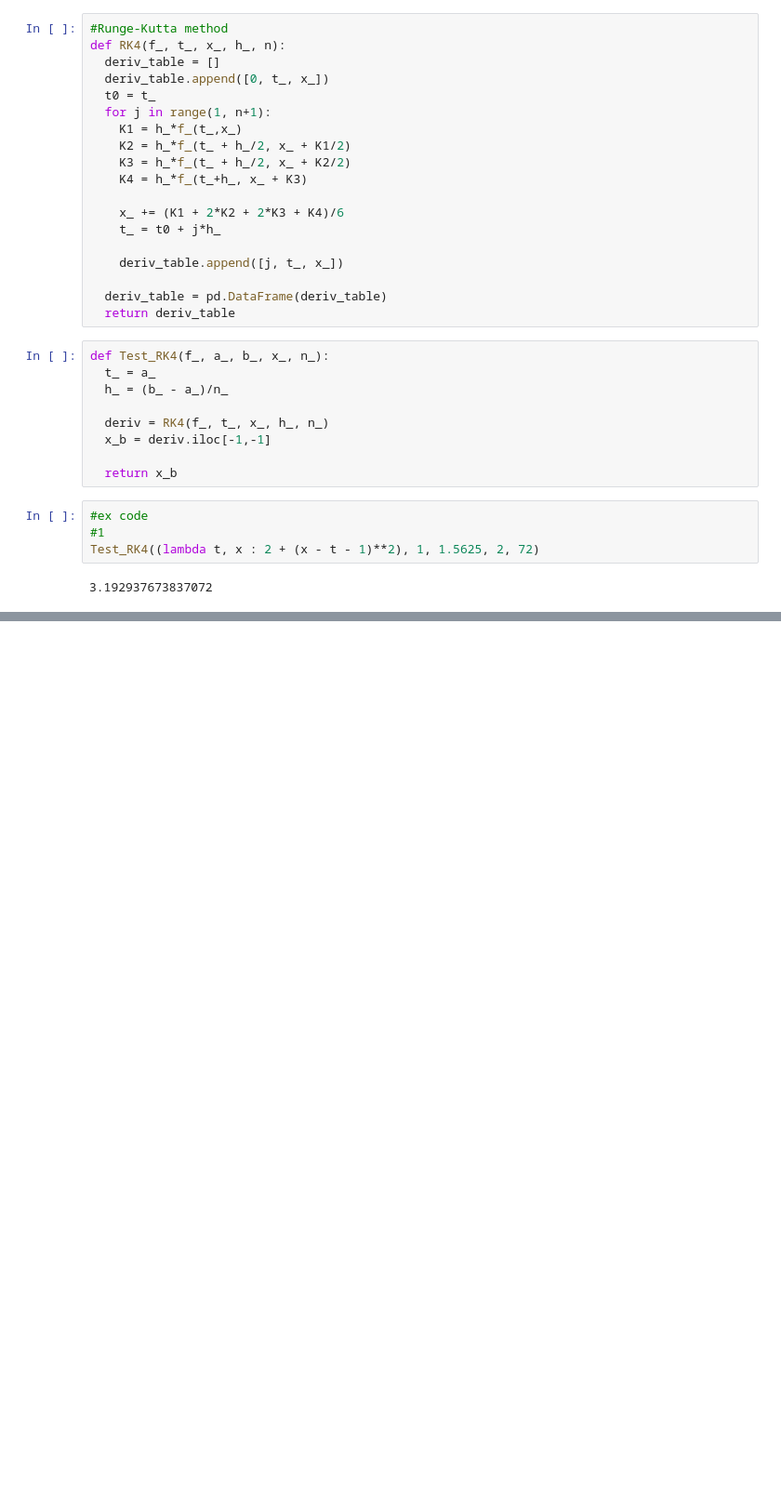
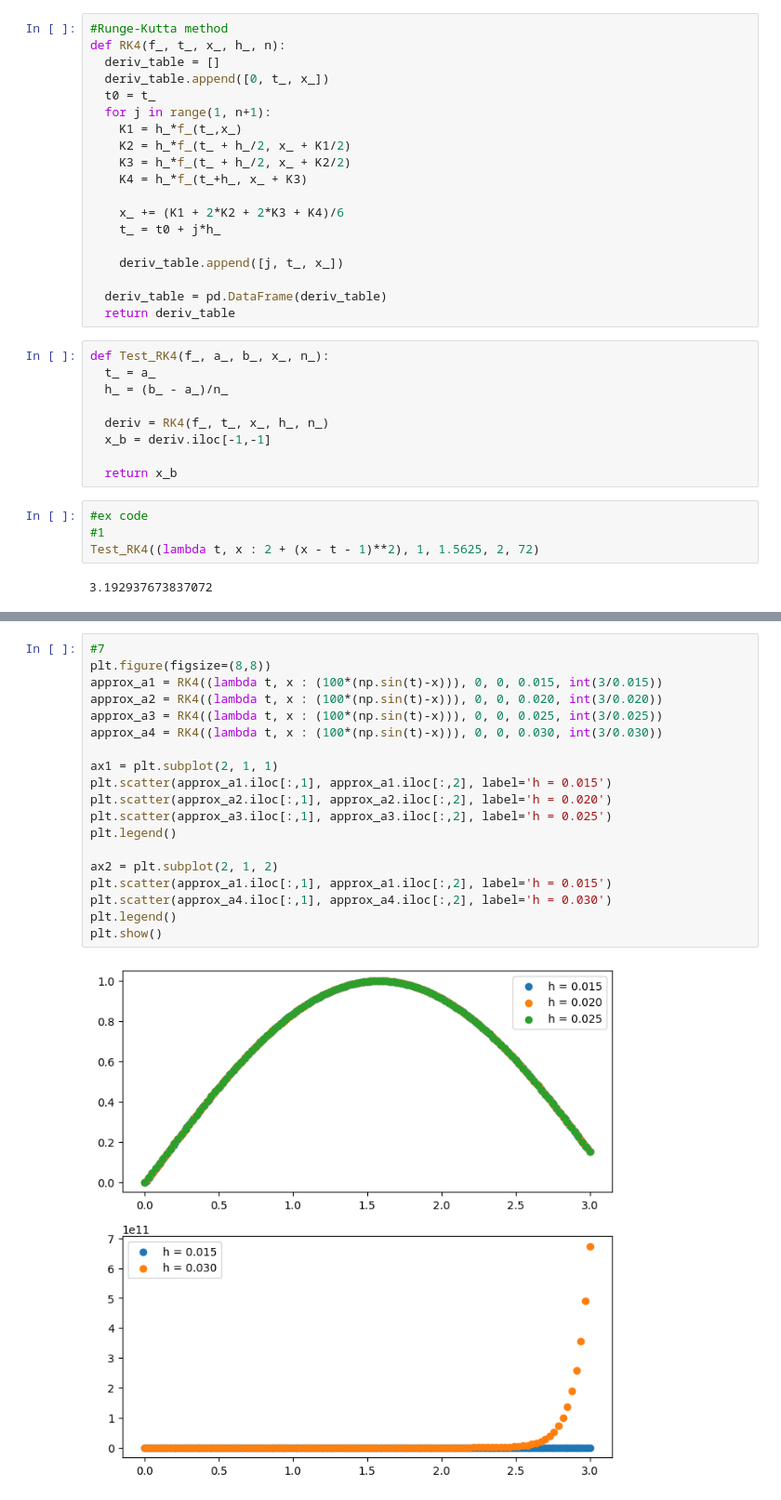
Before and after one commit to tirals88/Numerical-Mathematics-and-Computing, a Jupyter notebook: Chap7_Initial Values Problems.ipynb, the cells around one changed output, grey strips where cells are left out. Shown at 93% size. Cells and saved outputs as stored; diff of their text form; blank space fills up the shorter version.

```diff
--- a/Chap7_Initial Values Problems.ipynb
+++ b/Chap7_Initial Values Problems.ipynb
@@ -648,0 +694,21 @@ print(approx_a1, '\n', approx_a2)
+# %%
+#7
+plt.figure(figsize=(8,8))
+approx_a1 = RK4((lambda t, x : (100*(np.sin(t)-x))), 0, 0, 0.015, int(3/0.015))
+approx_a2 = RK4((lambda t, x : (100*(np.sin(t)-x))), 0, 0, 0.020, int(3/0.020))
+approx_a3 = RK4((lambda t, x : (100*(np.sin(t)-x))), 0, 0, 0.025, int(3/0.025))
+approx_a4 = RK4((lambda t, x : (100*(np.sin(t)-x))), 0, 0, 0.030, int(3/0.030))
+
+ax1 = plt.subplot(2, 1, 1)
+plt.scatter(approx_a1.iloc[:,1], approx_a1.iloc[:,2], label='h = 0.015')
+plt.scatter(approx_a2.iloc[:,1], approx_a2.iloc[:,2], label='h = 0.020')
+plt.scatter(approx_a3.iloc[:,1], approx_a3.iloc[:,2], label='h = 0.025')
+plt.legend()
+
+ax2 = plt.subplot(2, 1, 2)
+plt.scatter(approx_a1.iloc[:,1], approx_a1.iloc[:,2], label='h = 0.015')
+plt.scatter(approx_a4.iloc[:,1], approx_a4.iloc[:,2], label='h = 0.030')
+plt.legend()
+plt.show()
+# %% [output]
+[figure, added]
```
Also changed, not shown: parts of 9 cells of this notebook.
